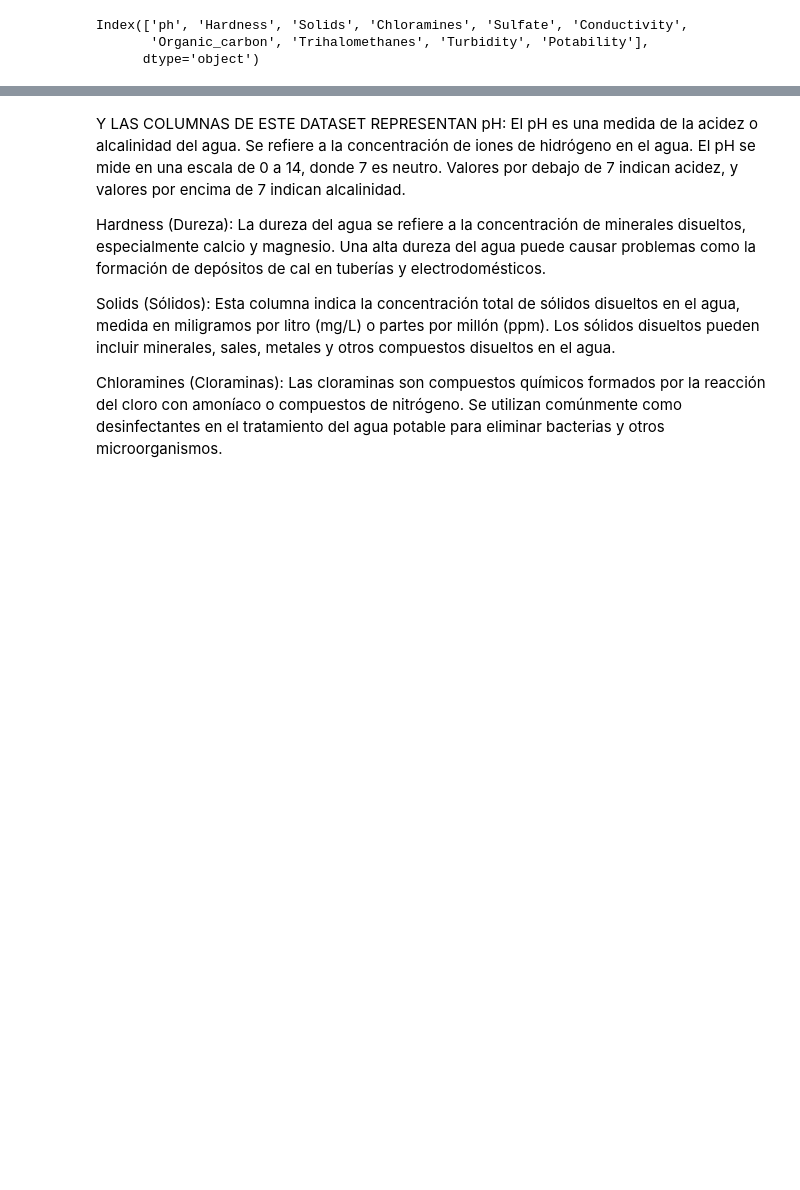
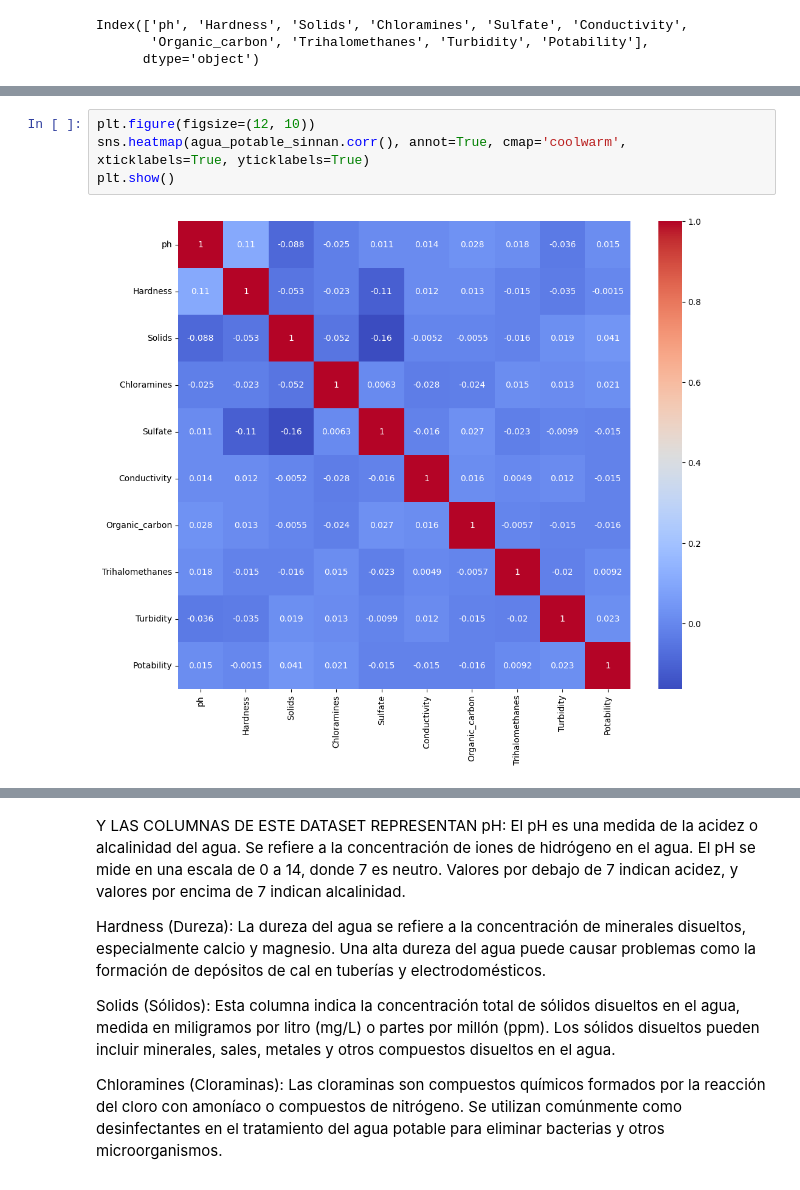
Before and after one commit to cris-jimenez89/MACHINE_LEARNING_CALIDAD_DEL_AGUA, a Jupyter notebook: proyecto_machine/src/notebooks/calidad agua no supervisado.ipynb, the cells around one changed output, grey strips where cells are left out. Saved outputs shown, nothing was run; the diff lists cells and outputs as text; blank space fills up the shorter version.

```diff
--- a/proyecto_machine/src/notebooks/calidad agua no supervisado.ipynb
+++ b/proyecto_machine/src/notebooks/calidad agua no supervisado.ipynb
@@ -304,0 +320,6 @@ Index(['ph', 'Hardness', 'Solids', 'Chloramines', 'Sulfate', 'Conductivity',
+# %%
+plt.figure(figsize=(12, 10))
+sns.heatmap(agua_potable_sinnan.corr(), annot=True, cmap='coolwarm', xticklabels=True, yticklabels=True)
+plt.show()
+# %% [output]
+[figure, added]
```
Also changed, not shown: parts of 2 cells of this notebook, 5 other files.
